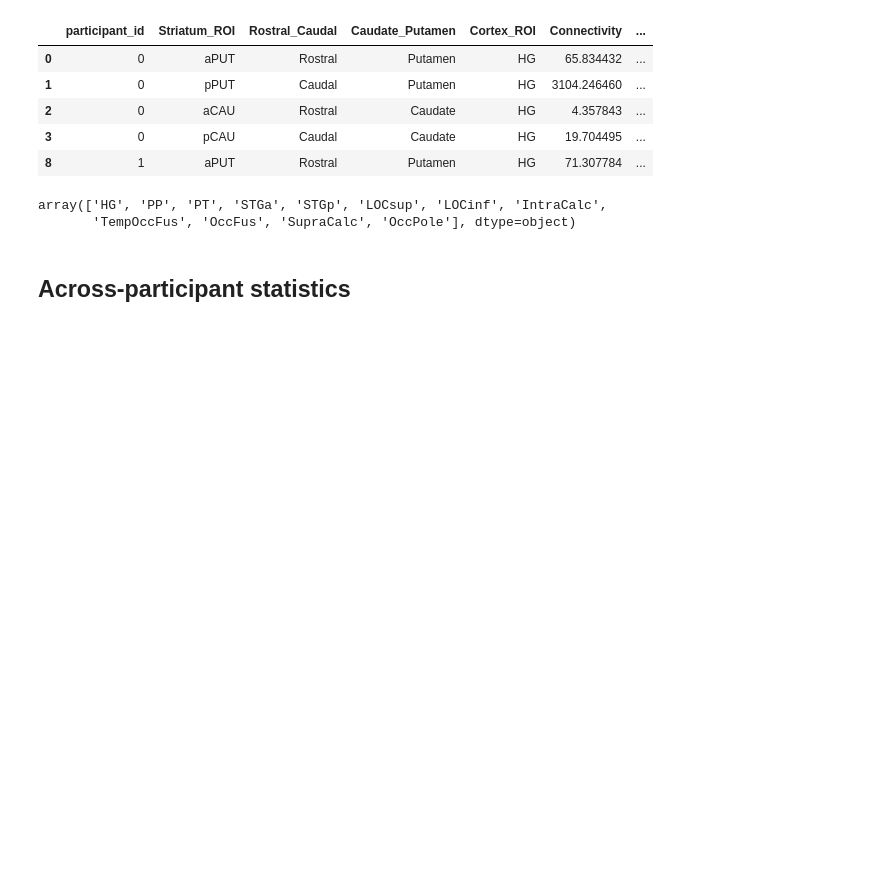
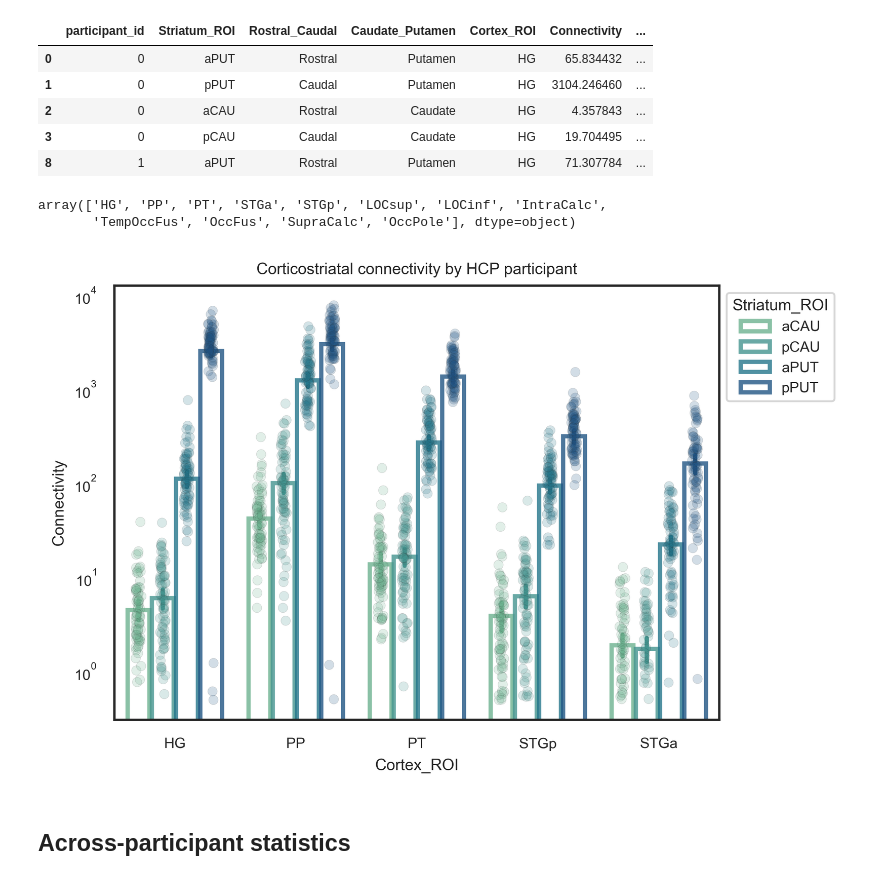
Before and after one commit to sitek/DAC1-corticostriatal-connectivity, a Jupyter notebook: connectivity_statistics.ipynb, the cells around one changed output. Drawn from its saved outputs; the diff is of its cells as text; code cells hidden in the pictures; blank space fills up the shorter version.

Commit message:
Added barplot with all striatal ROIs as hue

```diff
--- a/connectivity_statistics.ipynb
+++ b/connectivity_statistics.ipynb
@@ -587,20 +439,0 @@ f.tight_layout()
-# %%
-df_max = cs_df.to_numpy().max()
-
-sns.set(font_scale=.7)
-sns.set_style("white")
-
-f, ax = plt.subplots(1,1,figsize=(4,3), dpi=300)
-
-sns.heatmap(cs_df.iloc[:,8:18], ax=ax, cmap="afmhot_r",
-            #norm=colors.LogNorm(vmin=1, vmax=df_max),
-            square=True)
-ax.set_title(f'Auditory–striatal probabilistic connectivity\n(mean of {num_participants} HCP 7T participants)');
-#ax.tick_params(rotation=45, ha='right');
-plt.setp(ax.get_xticklabels(), rotation=45, ha="right")
-
-#sns.heatmap(right_cs_df, ax=ax[1], cmap="afmhot_r",
-#            norm=colors.LogNorm(vmin=1, vmax=df_max),)
-#ax[1].tick_params(rotation=45);
-#ax[1].set_title('Right hemisphere auditory–striatal probabilistic connectivity');
-f.tight_layout()
@@ -728,6 +541,43 @@ array(['HG', 'PP', 'PT', 'STGa', 'STGp', 'LOCsup', 'LOCinf', 'IntraCalc',
 # %%
 auditory_rois = ['HG', 'PP', 'PT', 'STGp', 'STGa']
 long_df = all_long_df[all_long_df['Cortex_ROI'].isin(auditory_rois)]
+# %%
+df_collapsed = long_df.groupby(["participant_id", 'Cortex_ROI', 'Striatum_ROI',],
+                                       as_index=False).agg({"Connectivity": "mean"})
+
+fig, ax = plt.subplots(1, 1, figsize=(6,4), dpi=500)
+
+sns.barplot(data=df_collapsed,
+              x='Cortex_ROI', y='Connectivity',
+              order=auditory_rois,
+              hue='Striatum_ROI', hue_order=['aCAU', 'pCAU', 'aPUT', 'pPUT'],
+              palette='crest',
+              #fliersize=0, whis=(8, 92),
+              #linewidth=1.5,
+              alpha=0.8, gap=0.1, fill=False,
+              #legend=None,
+              ax=ax)
+sns.stripplot(data=df_collapsed,
+              x='Cortex_ROI', y='Connectivity',
+              order=auditory_rois,
+              hue='Striatum_ROI', hue_order=['aCAU', 'pCAU', 'aPUT', 'pPUT'],
+              palette='crest',
+              dodge=True,
+              jitter=True,
+              linewidth=0.2,
+              alpha=0.2,
+              legend=None,
+              ax=ax)
+
+#ax.set_xticklabels(ax.get_xticklabels(), rotation=30, ha='center')
+sns.move_legend(ax, "upper left", bbox_to_anchor=(1, 1))
+ax.set_title(f'Corticostriatal connectivity by HCP participant');
+plt.yscale('log')
+#ax.set_ylim([-5, 5])
+
+fig.tight_layout()
+# %% [output]
+[figure, new version]
 # %% [markdown]
 ## Across-participant statistics
 # %%
```
Also changed, not shown: parts of 16 cells of this notebook.
